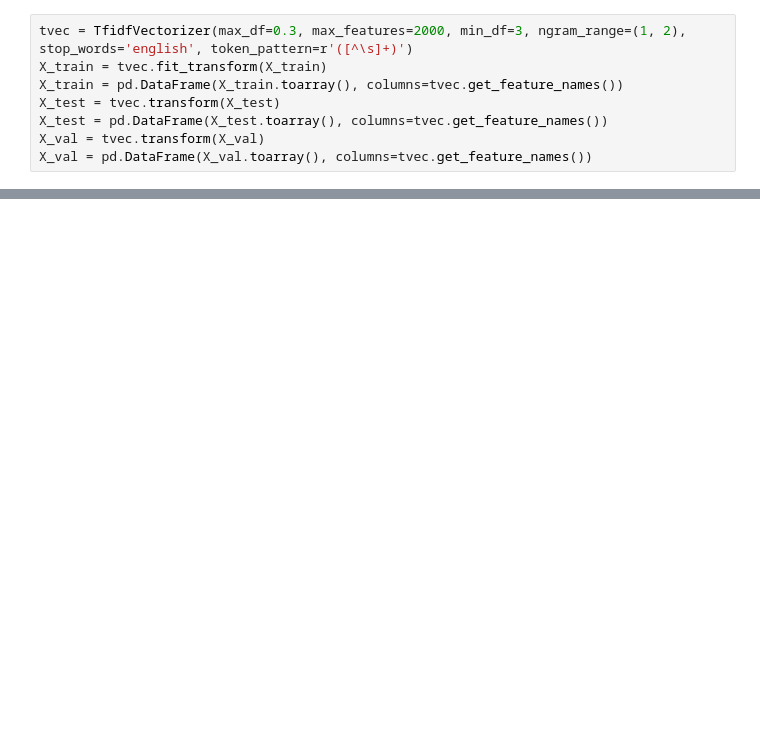
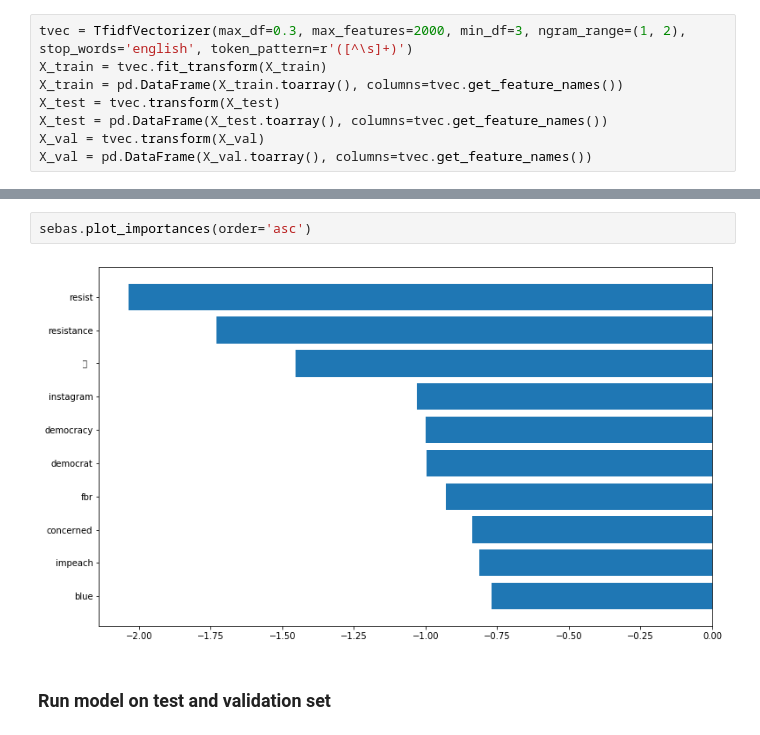
Before and after one commit to persocom01/Capstone_project, a Jupyter notebook: notebooks/04_modeling_SVC.ipynb, the cells around one changed output, grey strips where cells are left out. Saved outputs shown, nothing was run; the diff lists cells and outputs as text; blank space fills up the shorter version.

```diff
--- a/notebooks/04_modeling_SVC.ipynb
+++ b/notebooks/04_modeling_SVC.ipynb
@@ -119,0 +147,6 @@ AttributeError: 'Pipeline' object has no attribute 'coef_'
+# %%
+sebas.plot_importances(order='asc')
+# %% [output]
+[figure, added]
+# %% [markdown]
+### Run model on test and validation set
```
Also changed, not shown: parts of 29 cells of this notebook, 3 other files.
